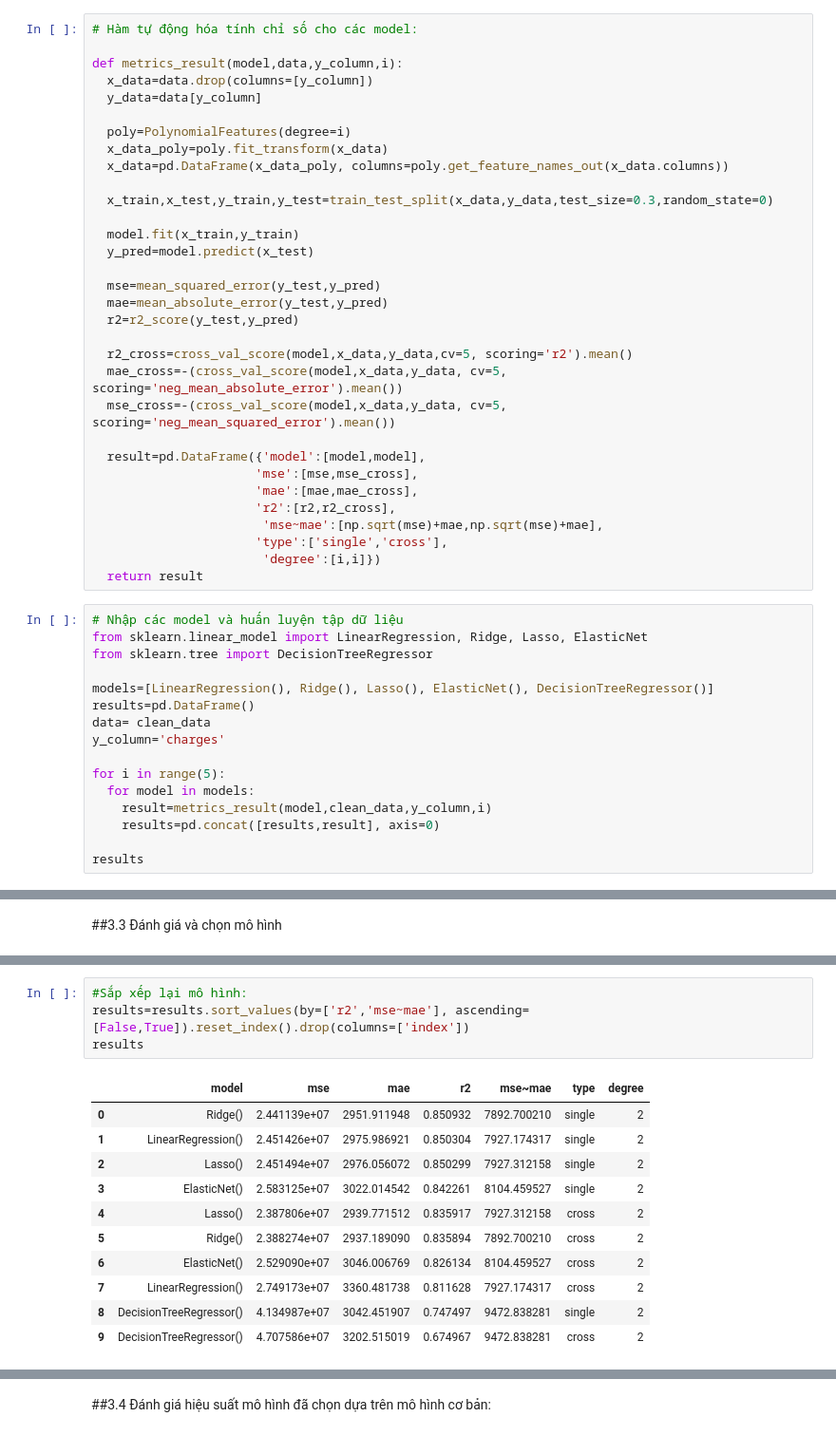
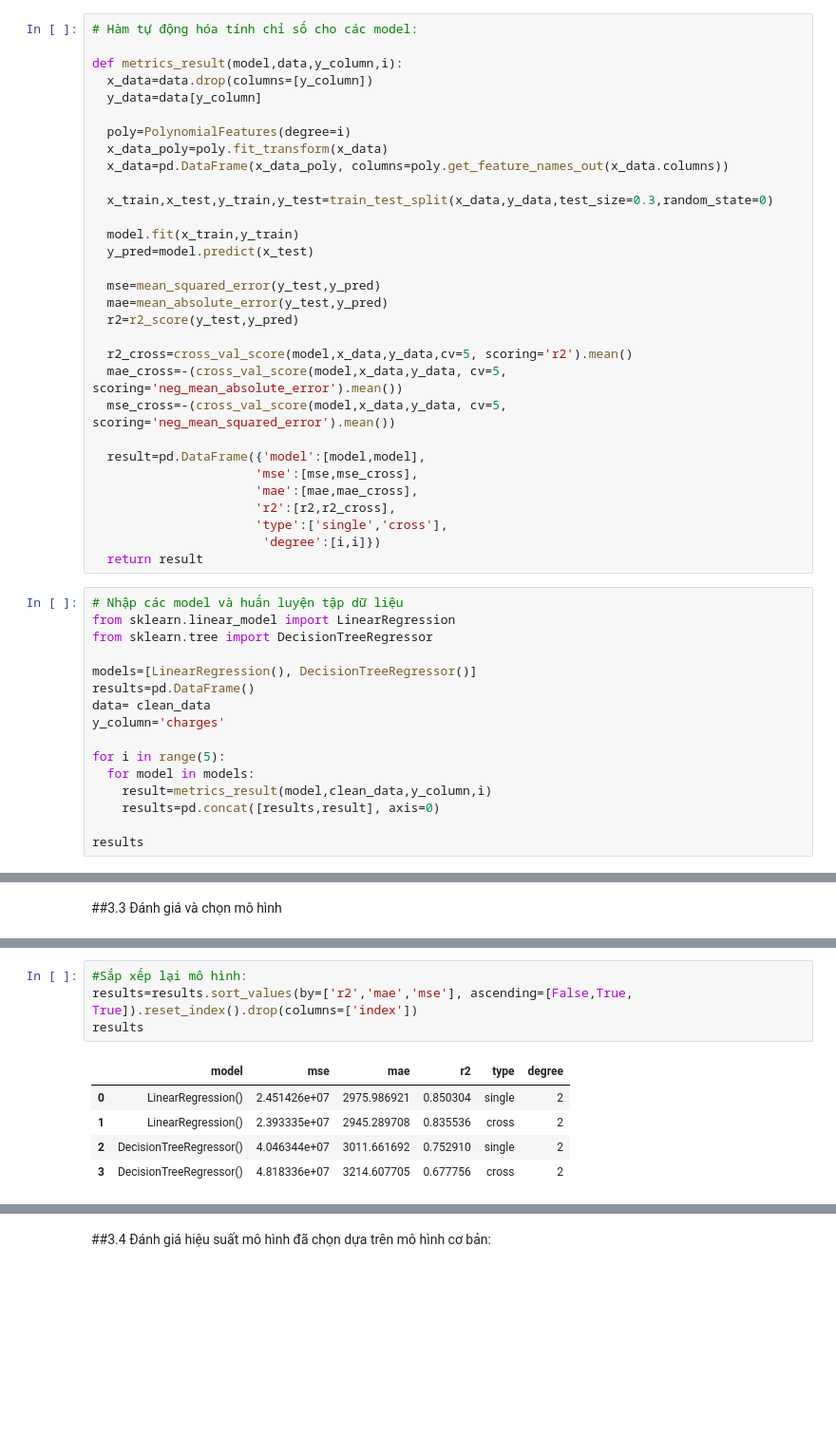
Before and after one commit to diemttn3005/Insurance_Costs_Prediction, a Jupyter notebook: Insurance_Costs_Predict.ipynb, the cells around one changed output, grey strips where cells are left out. Shown at 95% size. Drawn from its saved outputs; the diff is of its cells as text; blank space fills up the shorter version.

```diff
--- a/Insurance_Costs_Predict.ipynb
+++ b/Insurance_Costs_Predict.ipynb
@@ -590,16 +520,15 @@ def metrics_result(model,data,y_column,i):
                       'mse':[mse,mse_cross],
                       'mae':[mae,mae_cross],
                       'r2':[r2,r2_cross],
-                       'mse~mae':[np.sqrt(mse)+mae,np.sqrt(mse)+mae],
                       'type':['single','cross'],
                        'degree':[i,i]})
   return result
 # %%
 # Nhập các model và huấn luyện tập dữ liệu
-from sklearn.linear_model import LinearRegression, Ridge, Lasso, ElasticNet
+from sklearn.linear_model import LinearRegression
 from sklearn.tree import DecisionTreeRegressor
 
-models=[LinearRegression(), Ridge(), Lasso(), ElasticNet(), DecisionTreeRegressor()]
+models=[LinearRegression(), DecisionTreeRegressor()]
 results=pd.DataFrame()
 data= clean_data
 y_column='charges'
@@ -662,19 +585,13 @@ results
 # %%
 #Sắp xếp lại mô hình:
-results=results.sort_values(by=['r2','mse~mae'], ascending=[False,True]).reset_index().drop(columns=['index'])
+results=results.sort_values(by=['r2','mae','mse'], ascending=[False,True, True]).reset_index().drop(columns=['index'])
 results
 # %% [output]
-|  | model | mse | mae | r2 | mse~mae | type | degree |
-| 0 | Ridge() | 2.441139e+07 | 2951.911948 | 0.850932 | 7892.700210 | single | 2 |
-| 1 | LinearRegression() | 2.451426e+07 | 2975.986921 | 0.850304 | 7927.174317 | single | 2 |
-| 2 | Lasso() | 2.451494e+07 | 2976.056072 | 0.850299 | 7927.312158 | single | 2 |
-| 3 | ElasticNet() | 2.583125e+07 | 3022.014542 | 0.842261 | 8104.459527 | single | 2 |
-| 4 | Lasso() | 2.387806e+07 | 2939.771512 | 0.835917 | 7927.312158 | cross | 2 |
-| 5 | Ridge() | 2.388274e+07 | 2937.189090 | 0.835894 | 7892.700210 | cross | 2 |
-| 6 | ElasticNet() | 2.529090e+07 | 3046.006769 | 0.826134 | 8104.459527 | cross | 2 |
-| 7 | LinearRegression() | 2.749173e+07 | 3360.481738 | 0.811628 | 7927.174317 | cross | 2 |
-| 8 | DecisionTreeRegressor() | 4.134987e+07 | 3042.451907 | 0.747497 | 9472.838281 | single | 2 |
-| 9 | DecisionTreeRegressor() | 4.707586e+07 | 3202.515019 | 0.674967 | 9472.838281 | cross | 2 |
+|  | model | mse | mae | r2 | type | degree |
+| 0 | LinearRegression() | 2.451426e+07 | 2975.986921 | 0.850304 | single | 2 |
+| 1 | LinearRegression() | 2.393335e+07 | 2945.289708 | 0.835536 | cross | 2 |
+| 2 | DecisionTreeRegressor() | 4.046344e+07 | 3011.661692 | 0.752910 | single | 2 |
+| 3 | DecisionTreeRegressor() | 4.818336e+07 | 3214.607705 | 0.677756 | cross | 2 |
 # %% [markdown]
 Trên đây là bảng các chỉ số đánh giá của các model. Giải thích thông số:
 
```
Also changed, not shown: parts of 31 cells of this notebook.
